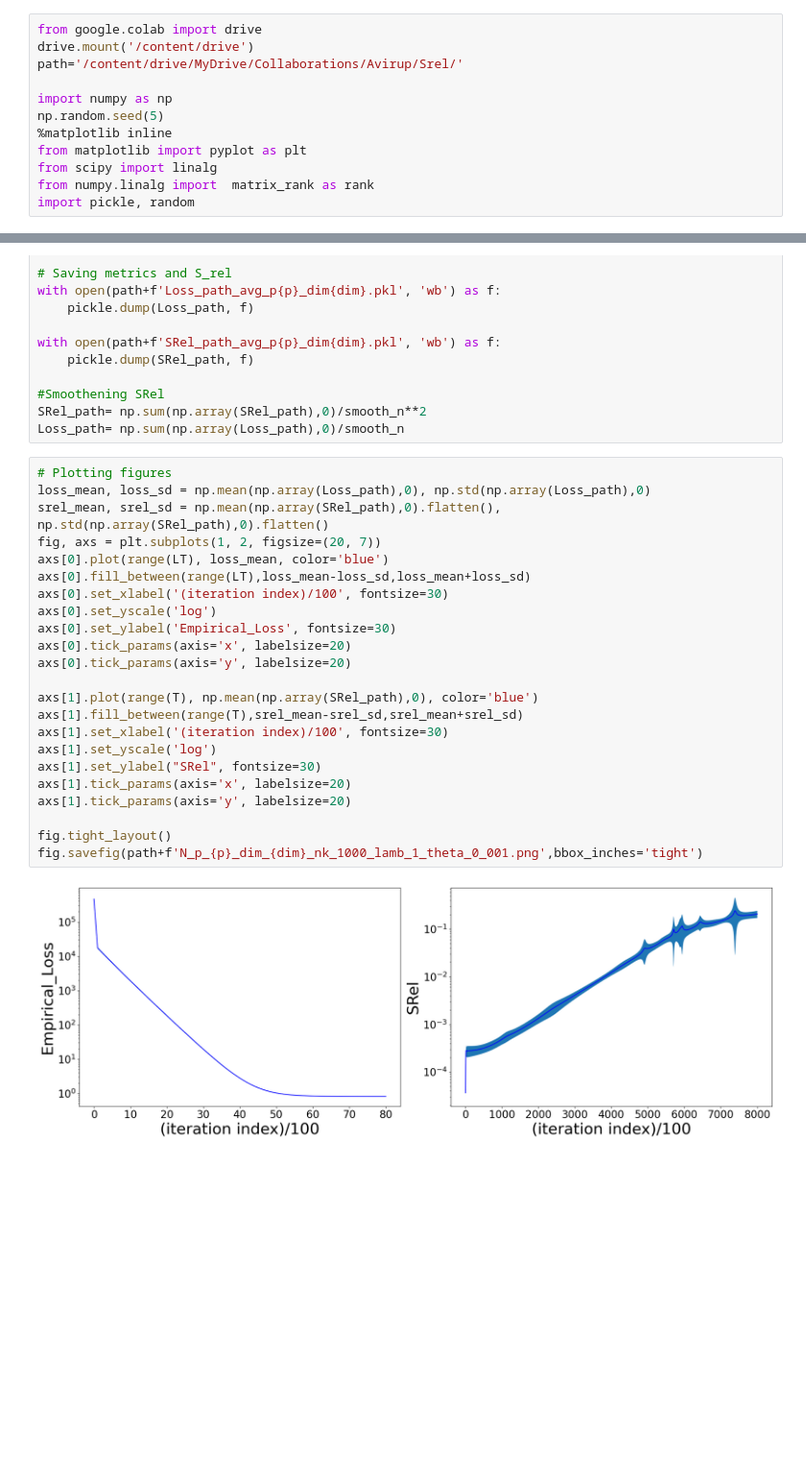
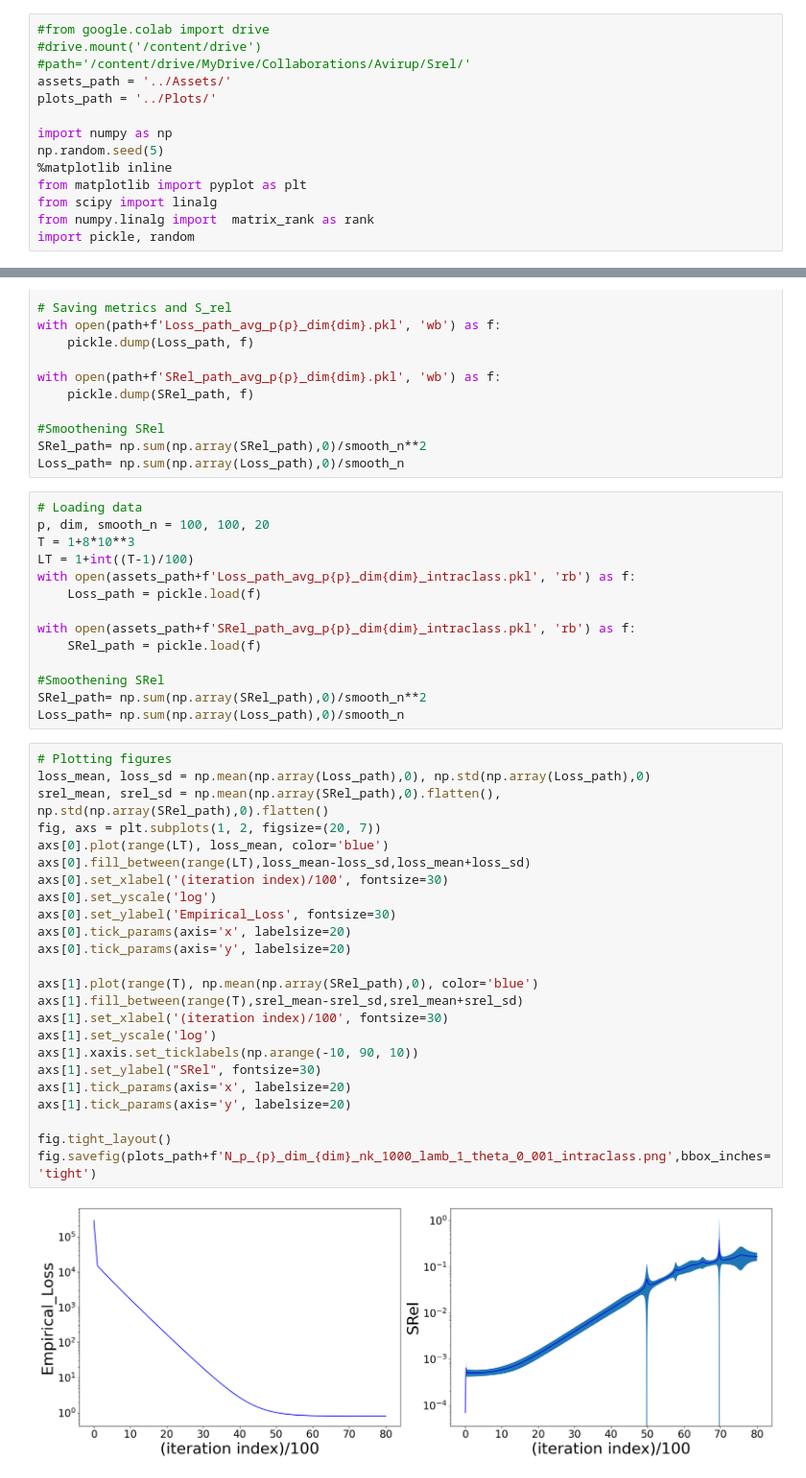
Before and after one commit to Anirbit-AI/Dynamics-of-Local-Elasticity-During-Training-of-Neural-Nets, a Jupyter notebook: Scripts/Srel_Ridge_Feature.ipynb, the cells around one changed output, grey strips where cells are left out. Shown: that part at 96% size. Saved outputs shown, nothing was run; the diff lists cells and outputs as text; blank space fills up the shorter version.

Commit message:
"Corrected x-axis for plots 6-9"

```diff
--- a/Scripts/Srel_Ridge_Feature.ipynb
+++ b/Scripts/Srel_Ridge_Feature.ipynb
@@ -1,9 +1,11 @@
 # %% [markdown]
 # Packages
 # %%
-from google.colab import drive
-drive.mount('/content/drive')
-path='/content/drive/MyDrive/Collaborations/Avirup/Srel/'
+#from google.colab import drive
+#drive.mount('/content/drive')
+#path='/content/drive/MyDrive/Collaborations/Avirup/Srel/'
+assets_path = '../Assets/'
+plots_path = '../Plots/'
 
 import numpy as np
 np.random.seed(5)
@@ -147,28 +149,43 @@ with open(path+f'SRel_path_avg_p{p}_dim{dim}.pkl', 'wb') as f:
 #Smoothening SRel
 SRel_path= np.sum(np.array(SRel_path),0)/smooth_n**2
 Loss_path= np.sum(np.array(Loss_path),0)/smooth_n
+# %%
+# Loading data
+p, dim, smooth_n = 100, 100, 20
+T = 1+8*10**3
+LT = 1+int((T-1)/100)
+with open(assets_path+f'Loss_path_avg_p{p}_dim{dim}_intraclass.pkl', 'rb') as f:
+    Loss_path = pickle.load(f)
+
+with open(assets_path+f'SRel_path_avg_p{p}_dim{dim}_intraclass.pkl', 'rb') as f:
+    SRel_path = pickle.load(f)
+
+#Smoothening SRel
+SRel_path= np.sum(np.array(SRel_path),0)/smooth_n**2
+Loss_path= np.sum(np.array(Loss_path),0)/smooth_n
 # %%
 # Plotting figures
 loss_mean, loss_sd = np.mean(np.array(Loss_path),0), np.std(np.array(Loss_path),0)
 srel_mean, srel_sd = np.mean(np.array(SRel_path),0).flatten(), np.std(np.array(SRel_path),0).flatten()
 fig, axs = plt.subplots(1, 2, figsize=(20, 7))
 axs[0].plot(range(LT), loss_mean, color='blue')
 axs[0].fill_between(range(LT),loss_mean-loss_sd,loss_mean+loss_sd)
 axs[0].set_xlabel('(iteration index)/100', fontsize=30)
 axs[0].set_yscale('log')
 axs[0].set_ylabel('Empirical_Loss', fontsize=30)
 axs[0].tick_params(axis='x', labelsize=20)
 axs[0].tick_params(axis='y', labelsize=20)
 
 axs[1].plot(range(T), np.mean(np.array(SRel_path),0), color='blue')
 axs[1].fill_between(range(T),srel_mean-srel_sd,srel_mean+srel_sd)
 axs[1].set_xlabel('(iteration index)/100', fontsize=30)
 axs[1].set_yscale('log')
+axs[1].xaxis.set_ticklabels(np.arange(-10, 90, 10))
 axs[1].set_ylabel("SRel", fontsize=30)
 axs[1].tick_params(axis='x', labelsize=20)
 axs[1].tick_params(axis='y', labelsize=20)
 
 fig.tight_layout()
-fig.savefig(path+f'N_p_{p}_dim_{dim}_nk_1000_lamb_1_theta_0_001.png',bbox_inches='tight')
+fig.savefig(plots_path+f'N_p_{p}_dim_{dim}_nk_1000_lamb_1_theta_0_001_intraclass.png',bbox_inches='tight')
 # %% [output]
-[figure, old version]
+[figure, new version]
```
Also changed, not shown: 4 other files.
